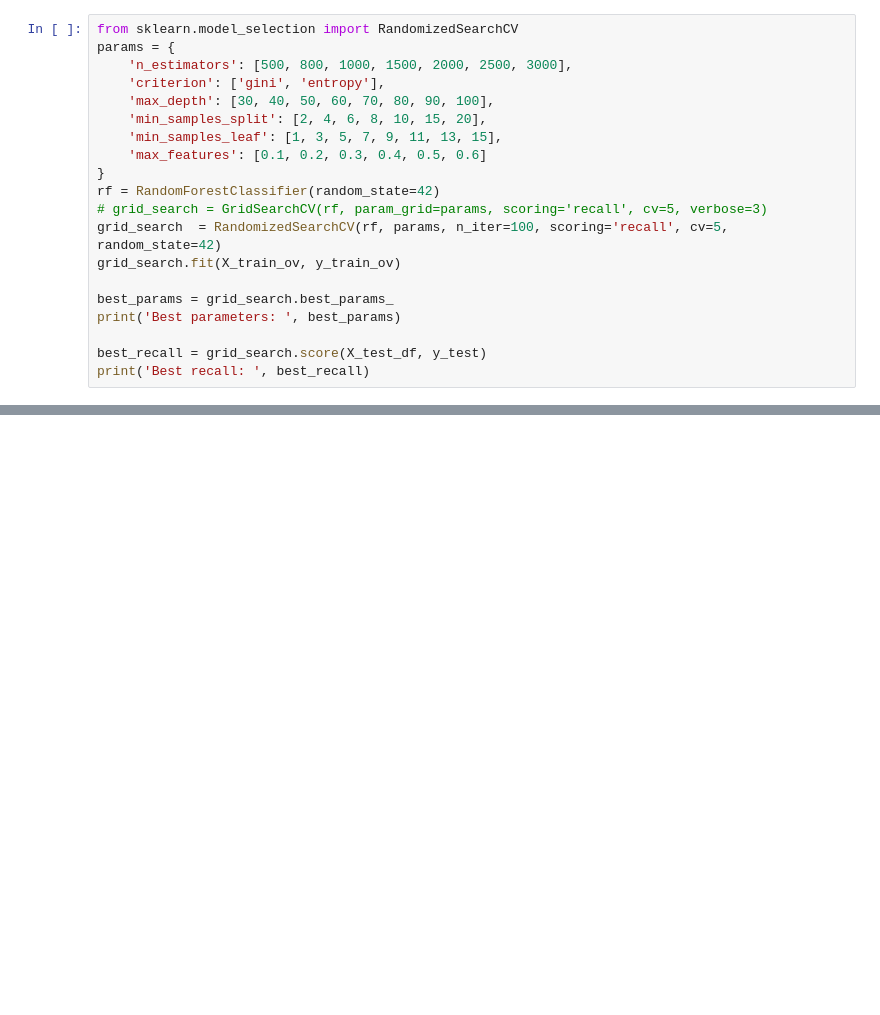
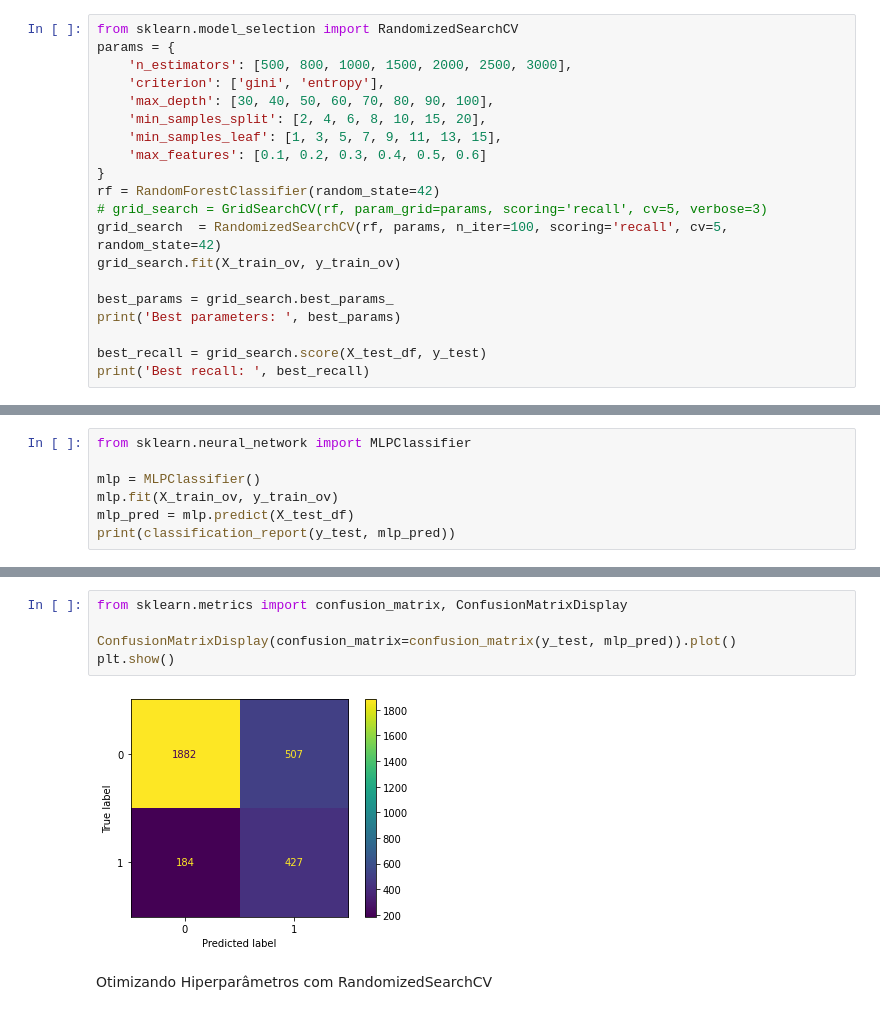
Before and after one commit to castroavila/machine_learning_i, a Jupyter notebook: projeto_aplicado.ipynb, the cells around one changed output, grey strips where cells are left out. Drawn from its saved outputs; the diff is of its cells as text; blank space fills up the shorter version.

```diff
--- a/projeto_aplicado.ipynb
+++ b/projeto_aplicado.ipynb
@@ -402,0 +306,7 @@ TypeError: 'module' object is not callable
+# %%
+from sklearn.neural_network import MLPClassifier
+
+mlp = MLPClassifier()
+mlp.fit(X_train_ov, y_train_ov)
+mlp_pred = mlp.predict(X_test_df)
+print(classification_report(y_test, mlp_pred))
@@ -402,0 +322,9 @@ TypeError: 'module' object is not callable
+# %%
+from sklearn.metrics import confusion_matrix, ConfusionMatrixDisplay
+
+ConfusionMatrixDisplay(confusion_matrix=confusion_matrix(y_test, mlp_pred)).plot()
+plt.show()
+# %% [output]
+[figure, added]
+# %% [markdown]
+Otimizando Hiperparâmetros com RandomizedSearchCV
```
Also changed, not shown: parts of 37 cells of this notebook.
